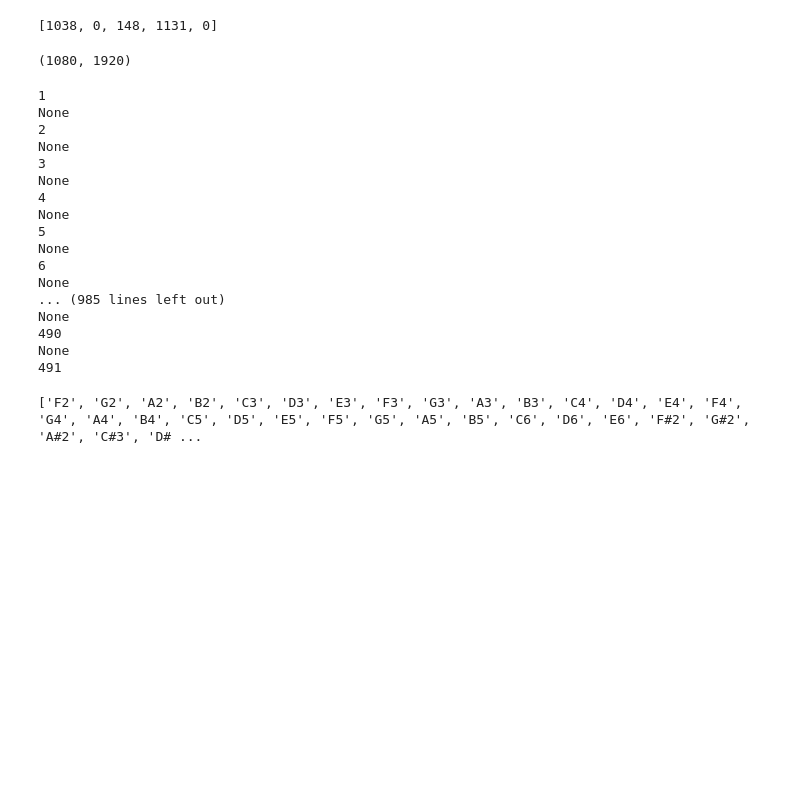
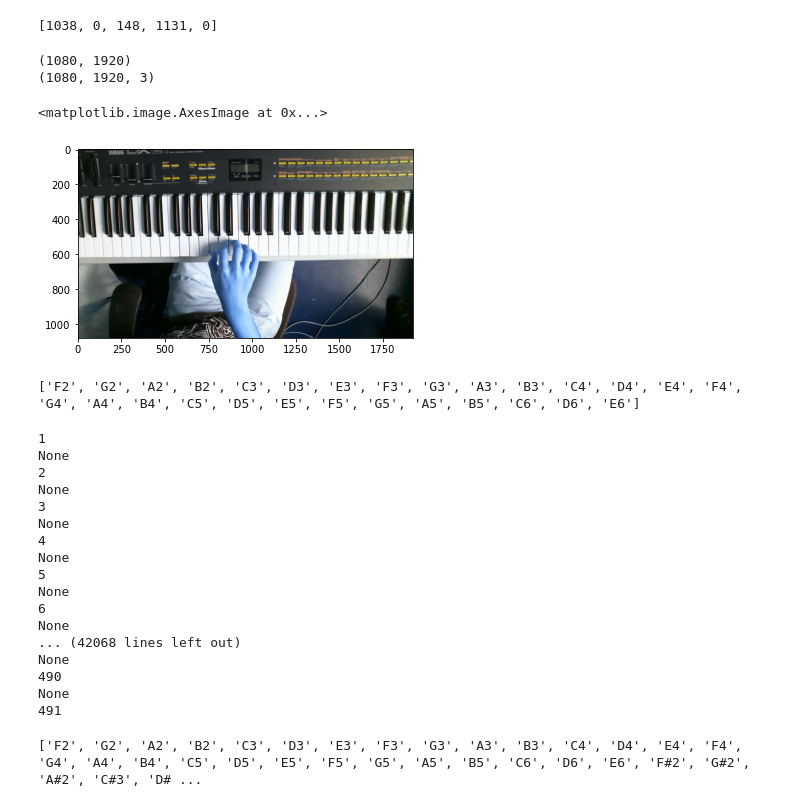
Before and after one commit to rasseimu/kakenkeyboard, a Jupyter notebook: keyboard/doremi_ok.ipynb, the cells around one changed output. Drawn from its saved outputs; the diff is of its cells as text; code cells hidden in the pictures; blank space fills up the shorter version.

```diff
--- a/keyboard/doremi_ok.ipynb
+++ b/keyboard/doremi_ok.ipynb
@@ -466,9 +466,12 @@ print(xleft2)
 img_1 = cv2.imread('./imagefile/tryout/img_000.jpg',1)
 img_1_gray = cv2.cvtColor(img_1, cv2.COLOR_BGR2GRAY)
 print(img_1_gray.shape)
+print(im_mask.shape)
+im_mask = cv2.cvtColor(im_mask,cv2.COLOR_BGR2GRAY)
 img_1 = cv2.bitwise_or(img_1_gray, im_mask)
 # %% [output]
 (1080, 1920)
+(1080, 1920, 3)
 # %%
 #01に変換
 bothdoremi=hakkendoremi+kokkendoremi
@@ -479,4 +479,17 @@ sasaki=[]
+# %%
+img5 = cv2.imread('./imagefile/tryout/img_151.jpg')
+plt.imshow(img5)
+# %% [output]
+<matplotlib.image.AxesImage at 0x...>
+[figure, added]
+# %%
+print(hakkendoremi)
+# %% [output]
+['F2', 'G2', 'A2', 'B2', 'C3', 'D3', 'E3', 'F3', 'G3', 'A3', 'B3', 'C4', 'D4', 'E4', 'F4', 'G4', 'A4', 'B4', 'C5', 'D5', 'E5', 'F5', 'G5', 'A5', 'B5', 'C6', 'D6', 'E6']
 # %%
+nijigen=[]
+sasaki=[]
+num = 1
 while(1):
     # ここから画像の比較
     img_number = num
@@ -541,7 +554,7 @@ while(1):
     for i, cnt in enumerate(contours):
         if width > 50 or height > 50:
             x, y, width, height = cv2.boundingRect(cnt)
-            print(num,width,height)
+            print(num,width,height,cnt)
             """cv2.rectangle(img_1, (x, y), (x+width, y+height),
                               (0, 0, 255), 1)"""
             # 黒鍵検出　元の影よりも重心のx座標が大きいか小さいか
@@ -587,8 +600,9 @@ while(1):
             while hakken[i+1][0] < cx[j]:
                 # print(hakkendoremi[i])
                 i += 1
-            score = str(doremi[(hstart+i) %7]+str(math.floor(i/7)+n))
-            # print(score)
+            print(i,"だよ",end=" ")
+            score = str(doremi[(hstart+i) %7]+str(math.floor((hstart+i)/7)+n))
+            print(score)
             # 白鍵と黒鍵の変更
             if testarray[j][1] == 1  or (doremi[(hstart+i)%7] == "E") or (doremi[(hstart+i)%7]=="B"):
                 # print(score)
@@ -630,7 +644,7 @@ None
 None
 6
 None
-... (985 lines left out)
+... (42068 lines left out)
 None
 490
 None
```
Also changed, not shown: parts of 1 cell of this notebook, 1 other file.
